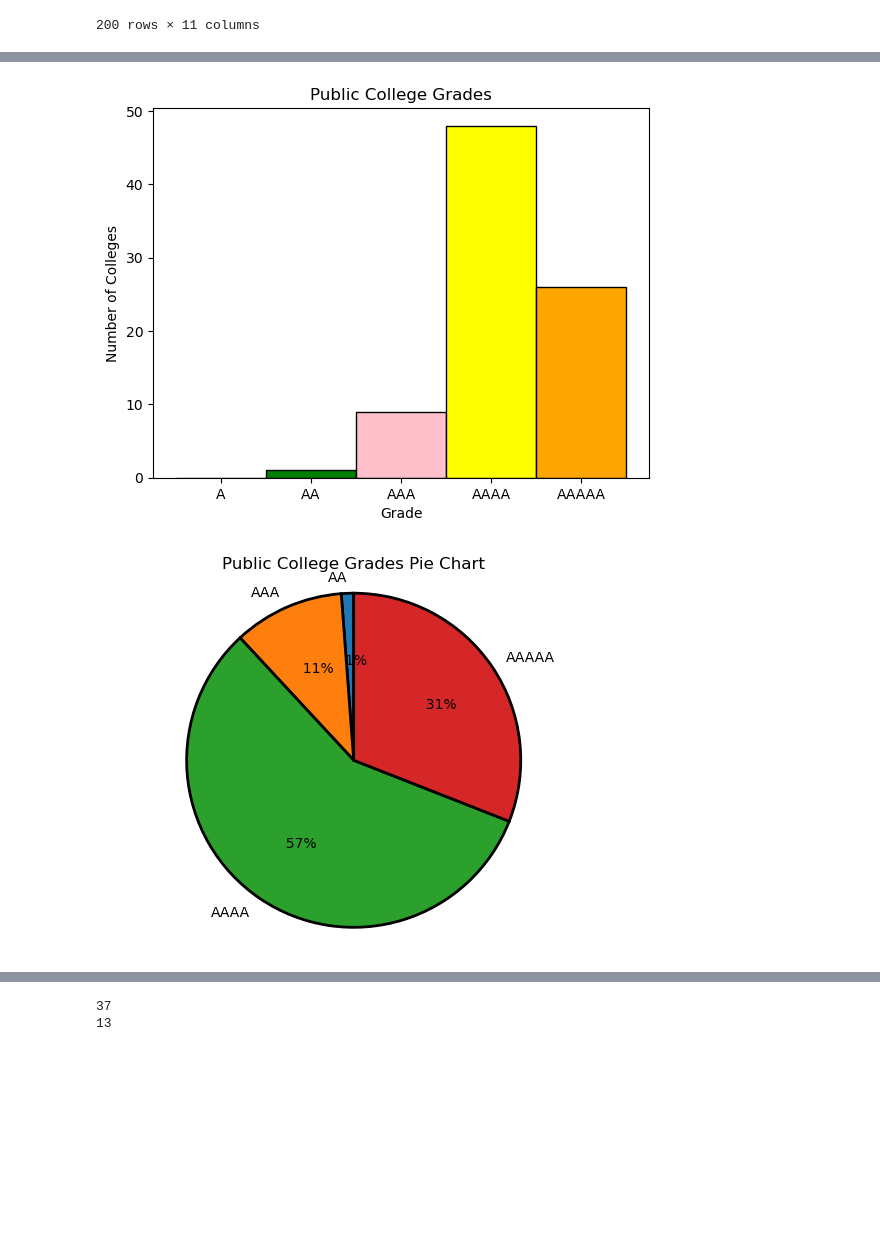
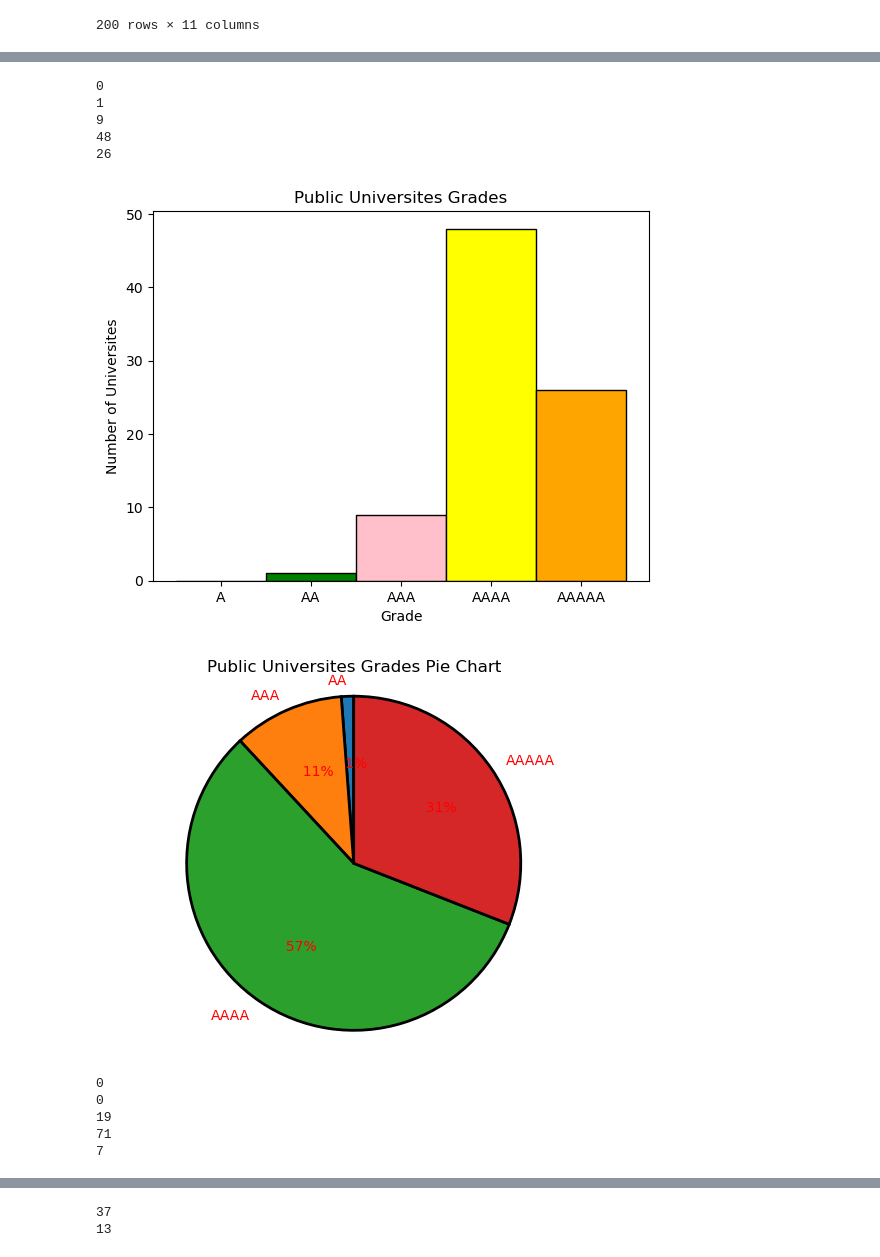
Before and after one commit to xIshanSandhux/Public-vs-Private-Indian-College-Analysis-Top-200, a Jupyter notebook: public-vs-private-indian-college-analysis-top-200.ipynb, the cells around one changed output, grey strips where cells are left out. Saved outputs shown, nothing was run; the diff lists cells and outputs as text; code cells hidden in the pictures; blank space fills up the shorter version.

```diff
--- a/public-vs-private-indian-college-analysis-top-200.ipynb
+++ b/public-vs-private-indian-college-analysis-top-200.ipynb
@@ -85,31 +91,42 @@ gr2 = gov_colleges.loc[df['grade']=="AA"]
 gr1 = gov_colleges.loc[df['grade']=="A"]
 # %%
 grade_1_length = len(gr1)
+print(grade_1_length)
 grade_2_length = len(gr2)
+print(grade_2_length)
 grade_3_length = len(gr3)
+print(grade_3_length)
 grade_4_length = len(gr4)
+print(grade_4_length)
 grade_5_length = len(gr5)
+print(grade_5_length)
+# %% [output]
+0
+1
+9
+48
+26
 # %%
 x = ["A","AA","AAA","AAAA","AAAAA"]
 h = [grade_1_length,grade_2_length,grade_3_length,grade_4_length,grade_5_length]
 c = ["green","green","pink","yellow","orange"]
 plt.bar(x,h,width=1, color=c,edgecolor="black")
 plt.xlabel("Grade")
-plt.ylabel("Number of Colleges")
-plt.title("Public College Grades")
+plt.ylabel("Number of Universites")
+plt.title("Public Universites Grades")
 plt.show()
 # %% [output]
-[figure, old version]
+[figure, new version]
 # %%
 l = np.array([grade_2_length,grade_3_length,grade_4_length,grade_5_length])
 mylabels = ["AA","AAA","AAAA","AAAAA"]
 myexplode = [0,0,0,0]
-plt.pie(l,myexplode, mylabels,autopct = '%4.0f%%',shadow=False,startangle = 90,wedgeprops = {"edgecolor" : "black",'linewidth': 2,'antialiased': True})
+plt.pie(l,myexplode, mylabels,autopct = '%4.0f%%', textprops={'color':"r"},shadow=False,startangle = 90,wedgeprops = {"edgecolor" : "black",'linewidth': 2,'antialiased': True})
 plt.axis('equal')
-plt.title("Public College Grades Pie Chart")
+plt.title("Public Universites Grades Pie Chart")
 plt.show()
 # %% [output]
-[figure, old version]
+[figure, new version]
 # %%
 pgr5 = priv_colleges.loc[df['grade']=="AAAAA"]
 pgr4 = priv_colleges.loc[df['grade']=="AAAA"]
@@ -118,10 +135,21 @@ pgr2 = priv_colleges.loc[df['grade']=="AA"]
 pgr1 = priv_colleges.loc[df['grade']=="A"]
 # %%
 private_grade_1_length = len(pgr1)
+print(private_grade_1_length)
 private_grade_2_length = len(pgr2)
+print(private_grade_2_length)
 private_grade_3_length = len(pgr3)
+print(private_grade_3_length)
 private_grade_4_length = len(pgr4)
+print(private_grade_4_length)
 private_grade_5_length = len(pgr5)
+print(private_grade_5_length)
+# %% [output]
+0
+0
+19
+71
+7
 # %%
 x = ["A","AA","AAA","AAAA","AAAAA"]
 h = [private_grade_1_length,private_grade_2_length,private_grade_3_length,private_grade_4_length,private_grade_5_length]
```
Also changed, not shown: parts of 11 cells of this notebook.
